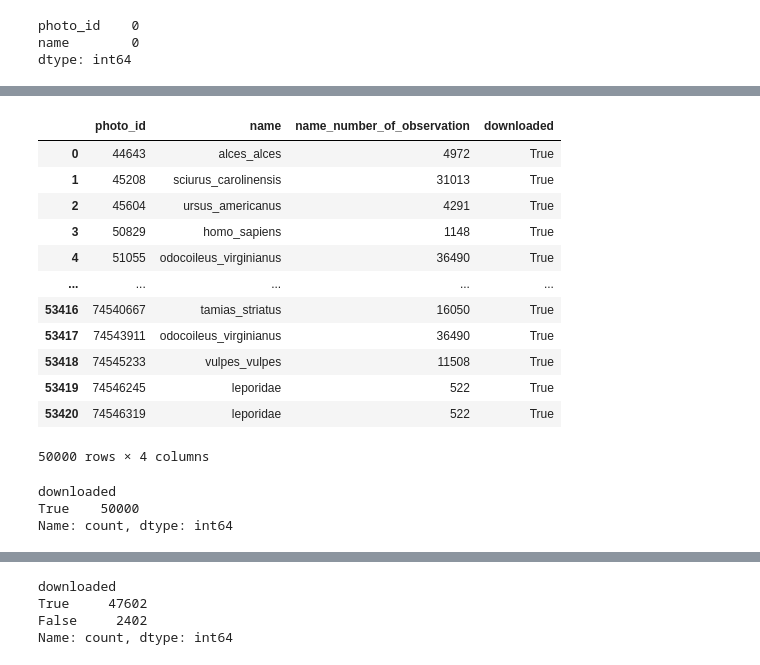
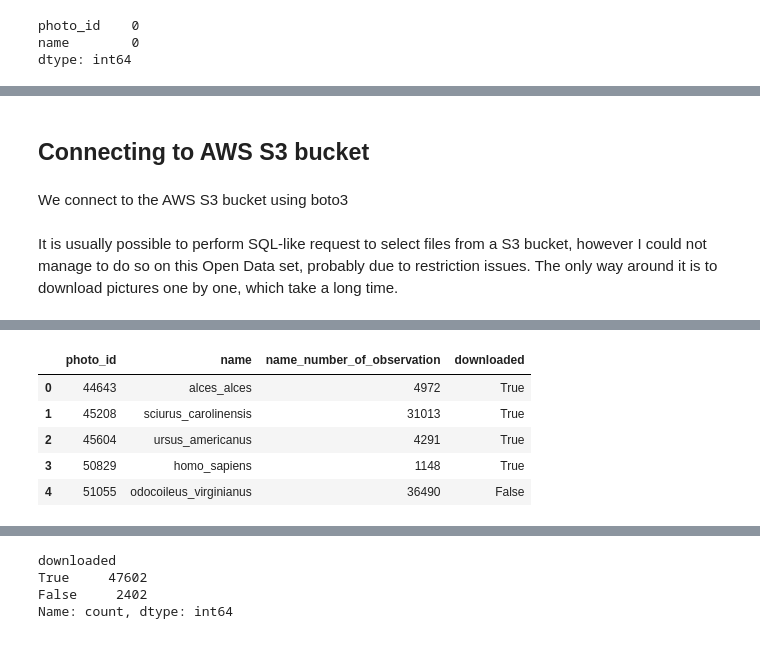
Before and after one commit to Clement-GRD/animal_tracker, a Jupyter notebook: download_pictures.ipynb, the cells around one changed output, grey strips where cells are left out. Drawn from its saved outputs; the diff is of its cells as text; code cells hidden in the pictures.

```diff
--- a/download_pictures.ipynb
+++ b/download_pictures.ipynb
@@ -70,9 +64,16 @@ df = df.query('name_number_of_observation>500')
 # %%
 df_sample = df.iloc[:50000]
+# %% [markdown]
+## Connecting to AWS S3 bucket
+# %% [markdown]
+We connect to the AWS S3 bucket using boto3
 # %%
 s3 = boto3.client('s3', config=Config(signature_version=UNSIGNED))
+# %% [markdown]
+It is usually possible to perform SQL-like request to select files from a S3 bucket, however I could not manage to do so on this Open Data set, probably due to restriction issues. The only way around it is to download pictures one by one, which take a long time.
 # %%
 df_sample['downloaded'] = False
+
 for row in df_sample.itertuples():
     name = f'photos/{row[1]}_{row[2]}.jpg'
     try:
@@ -84,9 +85,7 @@ for row in df_sample.itertuples():
             key = f'photos/{row[1]}/medium.jpg'
             s3.download_file('inaturalist-open-data', key, name)
             df_sample['downloaded'].iloc[row[0]] = True
-
     except:
-        df_sample['downloaded'] = True
         print(f"Issue with {key}")
 # %% [output]
 A value is trying to be set on a copy of a slice from a DataFrame.
@@ -117,18 +116,11 @@ Issue with photos/73997679/medium.jpg
 Issue with photos/73997697/medium.jpg
 Issue with photos/73997665/medium.jpg
 # %%
-df_sample
+df_sample.head()
 # %% [output]
 |  | photo_id | name | name_number_of_observation | downloaded |
 | 0 | 44643 | alces_alces | 4972 | True |
 | 1 | 45208 | sciurus_carolinensis | 31013 | True |
 | 2 | 45604 | ursus_americanus | 4291 | True |
 | 3 | 50829 | homo_sapiens | 1148 | True |
-| 4 | 51055 | odocoileus_virginianus | 36490 | True |
-| ... | ... | ... | ... | ... |
-| 53416 | 74540667 | tamias_striatus | 16050 | True |
-| 53417 | 74543911 | odocoileus_virginianus | 36490 | True |
-| 53418 | 74545233 | vulpes_vulpes | 11508 | True |
-| 53419 | 74546245 | leporidae | 522 | True |
-| 53420 | 74546319 | leporidae | 522 | True |
+| 4 | 51055 | odocoileus_virginianus | 36490 | False |
-50000 rows × 4 columns
@@ -137,6 +126,0 @@ df_sample.to_parquet('download_photos.parquet')
-# %%
-pd.read_parquet('download_photos.parquet')['downloaded'].value_counts()
-# %% [output]
-downloaded
-True    50000
-Name: count, dtype: int64
```
Also changed, not shown: parts of 20 cells of this notebook.
